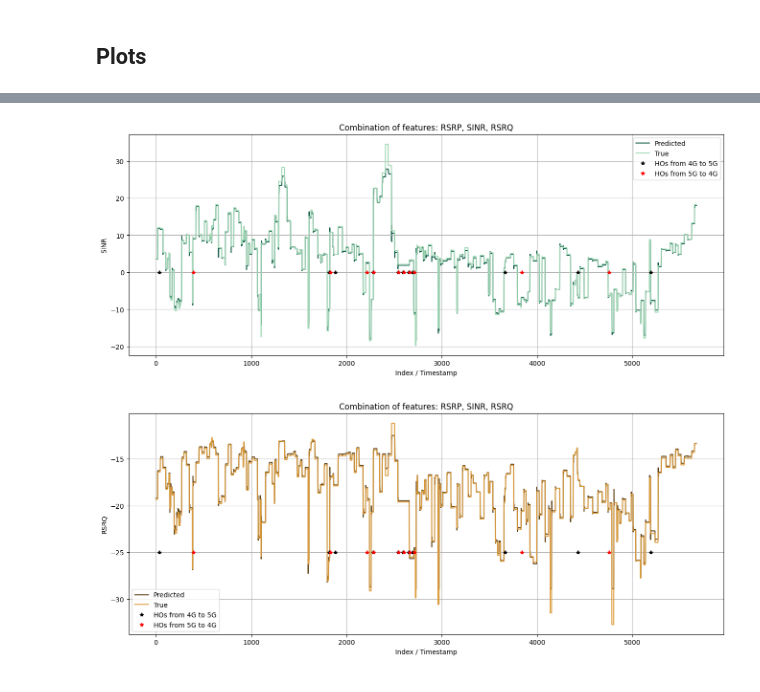
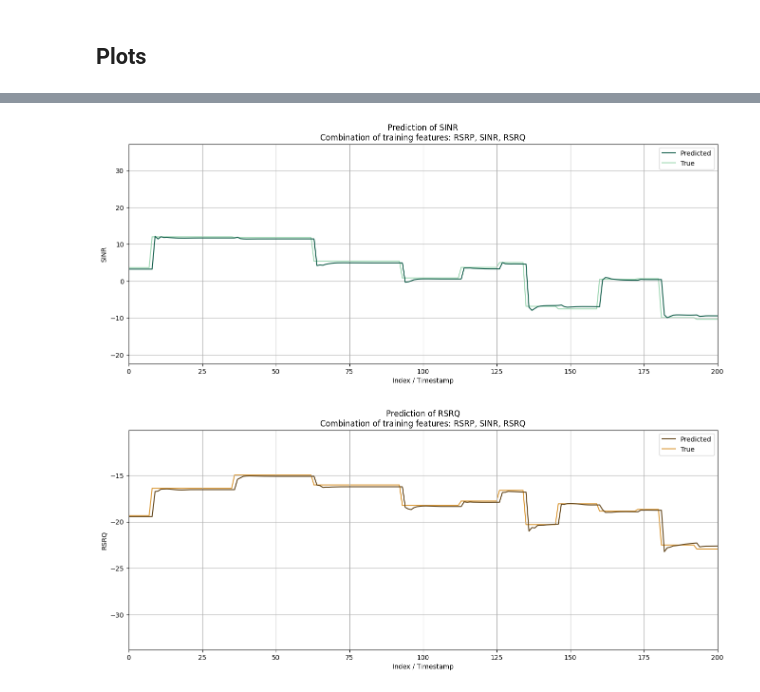
Before and after one commit to ihneskarbovik/master, a Jupyter notebook: main_two_campaigns.ipynb, the cells around one changed output, grey strips where cells are left out. Cells and saved outputs as stored; diff of their text form; code cells hidden in the pictures.

```diff
--- a/main_two_campaigns.ipynb
+++ b/main_two_campaigns.ipynb
@@ -98,21 +98,27 @@ train, mode_train = read_dataset('datasets/Op1_merged.csv', campaign=campaign)
 test, mode_test = read_dataset('datasets/Op1_merged.csv', campaign=test_campaign)
 
 results = {}
-target_features = ['RSRP', 'SINR', 'RSRQ']
+target_features = ['RSRP', 'SINR', 'RSRQ', 'SSS_RSRP', 'SSS_SINR', 'SSS_RSRQ']
 feature_selection = [['RSRP'], ['SINR'], ['RSRQ'],
                      ['RSRP', 'SINR'], ['RSRP', 'RSRQ'], ['SINR', 'RSRQ'], ['RSRP', 'SINR', 'RSRQ'],
+                     ['SSS_RSRP'], ['SSS_SINR'], ['SSS_RSRQ'],
+                     ['SSS_RSRP', 'SSS_SINR'], ['SSS_RSRP', 'SSS_RSRQ'], ['SSS_SINR', 'SSS_RSRQ'], ['SSS_RSRP', 'SSS_SINR', 'SSS_RSRQ'],
                      ['RSRP', 'SSS_RSRP'], ['SINR', 'SSS_SINR'], ['RSRQ', 'SSS_RSRQ'],
                      ['RSRP', 'SINR', 'RSRQ', 'SSS_RSRP', 'SSS_SINR', 'SSS_RSRQ']]
 # %%
 for target in target_features:
     for features in feature_selection:
         if features.__contains__(target):
-            used_features = ', '.join(features)
+            used_features = ''
+            if len(features) == 6:
+                used_features = 'All'
+            else:
+                used_features = ', '.join(features)
             used_features = used_features + ' -> ' + target
             print(used_features)
             features.append('campaign')
             warnings.simplefilter(action='ignore', category=pd.errors.SettingWithCopyWarning)
-            results[used_features] = LSTM(train=train[features], test=test[features], target_feature=target, features=features, n_steps_in=5, n_steps_out=1)
+            results[used_features] = LSTM(train=train[features], test=test[features], target_feature=target, features=features, n_steps_in=15, n_steps_out=1)
 # %% [output]
 RSRP -> RSRP
 RSRP, SINR -> RSRP
@@ -225,33 +281,37 @@ sinr_true = sinr_comb['y_true']
 
 f = plt.figure(figsize=(16, 6))
 plt.grid(zorder=0)
-plt.plot(sinr_pred, label='Predicted', color=sinr_colors[0], zorder=1)
-plt.plot(sinr_true, label='True', color=sinr_colors[2], zorder=2)
-plt.plot(when_5g_ho, [0 for _ in range(len(when_5g_ho))], '*', color='black', label='HOs from 4G to 5G')
-plt.plot(when_4g_ho, [0 for _ in range(len(when_4g_ho))], '*', color='red', label='HOs from 5G to 4G')
+pred = plt.plot(sinr_pred, label='Predicted', color=sinr_colors[0], zorder=2)
+true = plt.plot(sinr_true, label='True', color=sinr_colors[2], zorder=1)
+# ho5g = plt.plot(when_5g_ho, [0 for _ in range(len(when_5g_ho))], '*', color='black', label='HOs from 4G to 5G')
+# ho4g = plt.plot(when_4g_ho, [0 for _ in range(len(when_4g_ho))], '*', color='red', label='HOs from 5G to 4G')
 plt.xlabel('Index / Timestamp')
 plt.ylabel('SINR')
-plt.title(f'Combination of features: RSRP, SINR, RSRQ')
-plt.legend()
+plt.title(f'Prediction of SINR\nCombination of training features: RSRP, SINR, RSRQ')
+plt.xlim((0, 200))
+# plt.legend(handles=[pred[0], true[0], ho5g[0], ho4g[0]])
+plt.legend(handles=[pred[0], true[0]])
 plt.show()
 # %% [output]
-[figure, old version]
+[figure, new version]
 # %%
 selected_rsrq_comb = 'RSRP, SINR, RSRQ -> RSRQ'
 rsrq_comb = results[selected_rsrq_comb]
 rsrq_pred = rsrq_comb['y_pred']
 rsrq_true = rsrq_comb['y_true']
 
 f = plt.figure(figsize=(16, 6))
 plt.grid(zorder=0)
-plt.plot(rsrq_pred, label='Predicted', color=rsrq_colors[0], zorder=1)
-plt.plot(rsrq_true, label='True', color=rsrq_colors[2], zorder=2)
-plt.plot(when_5g_ho, [-25 for _ in range(len(when_5g_ho))], '*', color='black', label='HOs from 4G to 5G')
-plt.plot(when_4g_ho, [-25 for _ in range(len(when_4g_ho))], '*', color='red', label='HOs from 5G to 4G')
+pred = plt.plot(rsrq_pred, label='Predicted', color=rsrq_colors[0], zorder=2)
+true = plt.plot(rsrq_true, label='True', color=rsrq_colors[2], zorder=1)
+# ho5g = plt.plot(when_5g_ho, [-25 for _ in range(len(when_5g_ho))], '*', color='black', label='HOs from 4G to 5G')
+# ho4g = plt.plot(when_4g_ho, [-25 for _ in range(len(when_4g_ho))], '*', color='red', label='HOs from 5G to 4G')
 plt.xlabel('Index / Timestamp')
 plt.ylabel('RSRQ')
-plt.title(f'Combination of features: RSRP, SINR, RSRQ')
-plt.legend()
+plt.xlim((0, 200))
+plt.title(f'Prediction of RSRQ\nCombination of training features: RSRP, SINR, RSRQ')
+# plt.legend(handles=[pred[0], true[0], ho5g[0], ho4g[0]])
+plt.legend(handles=[pred[0], true[0]])
 plt.show()
 # %% [output]
-[figure, old version]
+[figure, new version]
```
Also changed, not shown: parts of 11 cells of this notebook, 1 other file.
